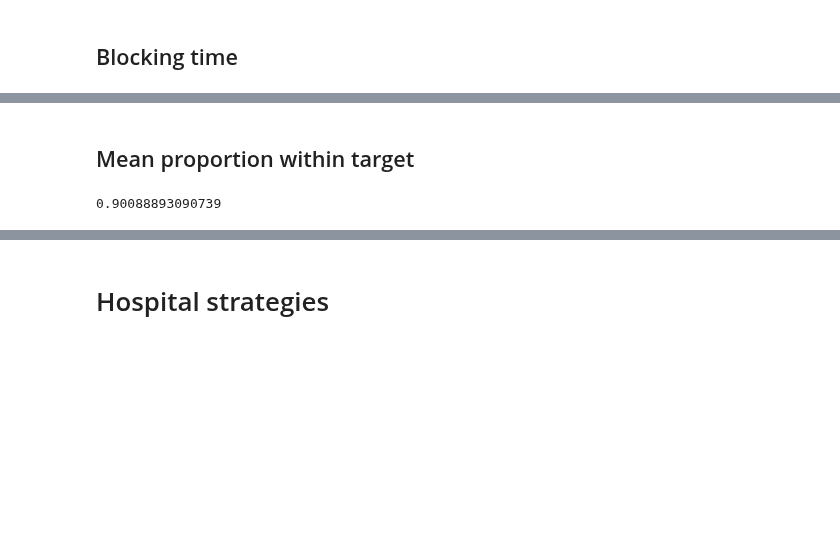
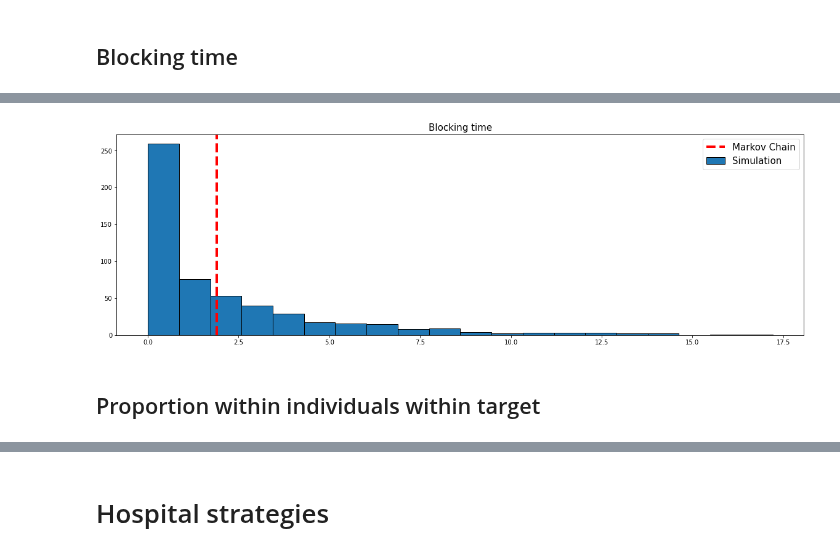
Before and after one commit to MichalisPanayides/Talks, a Jupyter notebook: Annual Review - Vol 2/main.ipynb, the cells around one changed output, grey strips where cells are left out. Cells and saved outputs as stored; diff of their text form; code cells hidden in the pictures; blank space fills up the shorter version.

```diff
--- a/Annual Review - Vol 2/main.ipynb
+++ b/Annual Review - Vol 2/main.ipynb
@@ -132,16 +84,13 @@ abg.markov.get_mean_blocking_time_using_markov_state_probabilities(
+# %%
+blocking_times = [r.time_blocked for r in simulation_records if r.node==1]
+mean_block = abg.markov.get_mean_blocking_time_using_markov_state_probabilities(**params)
+# %%
+plt.figure(figsize=(20, 6))
+plt.hist(blocking_times, bins=20, ec="black")
+plt.axvline(mean_block, color="red", linestyle="dashed", linewidth=4)
+plt.title("Blocking time", fontsize=15)
+plt.legend(["Markov Chain", "Simulation"], fontsize=15);
+# %% [output]
+[figure, added]
 # %% [markdown]
-## Mean proportion within target
+## Proportion within individuals within target
-# %%
-abg.markov.proportion_within_target_using_markov_state_probabilities(
-    lambda_1=lambda_1,
-    lambda_2=lambda_2,
-    mu=mu,
-    num_of_servers=num_of_servers,
-    threshold=threshold,
-    system_capacity=system_capacity,
-    buffer_capacity=buffer_capacity,
-    class_type=None,
-    target=4,
-)
-# %% [output]
-0.90088893090739
```
Also changed, not shown: parts of 33 cells of this notebook, 1 other file.
